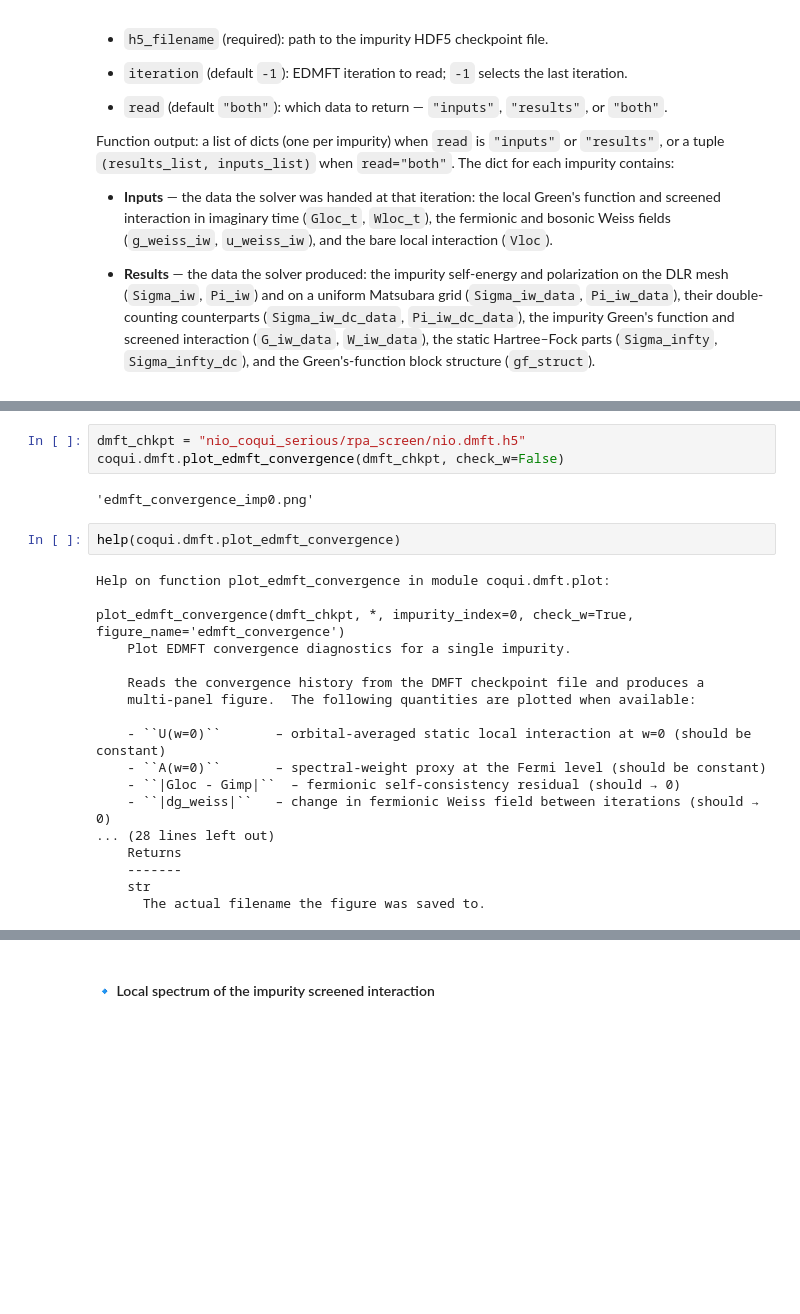
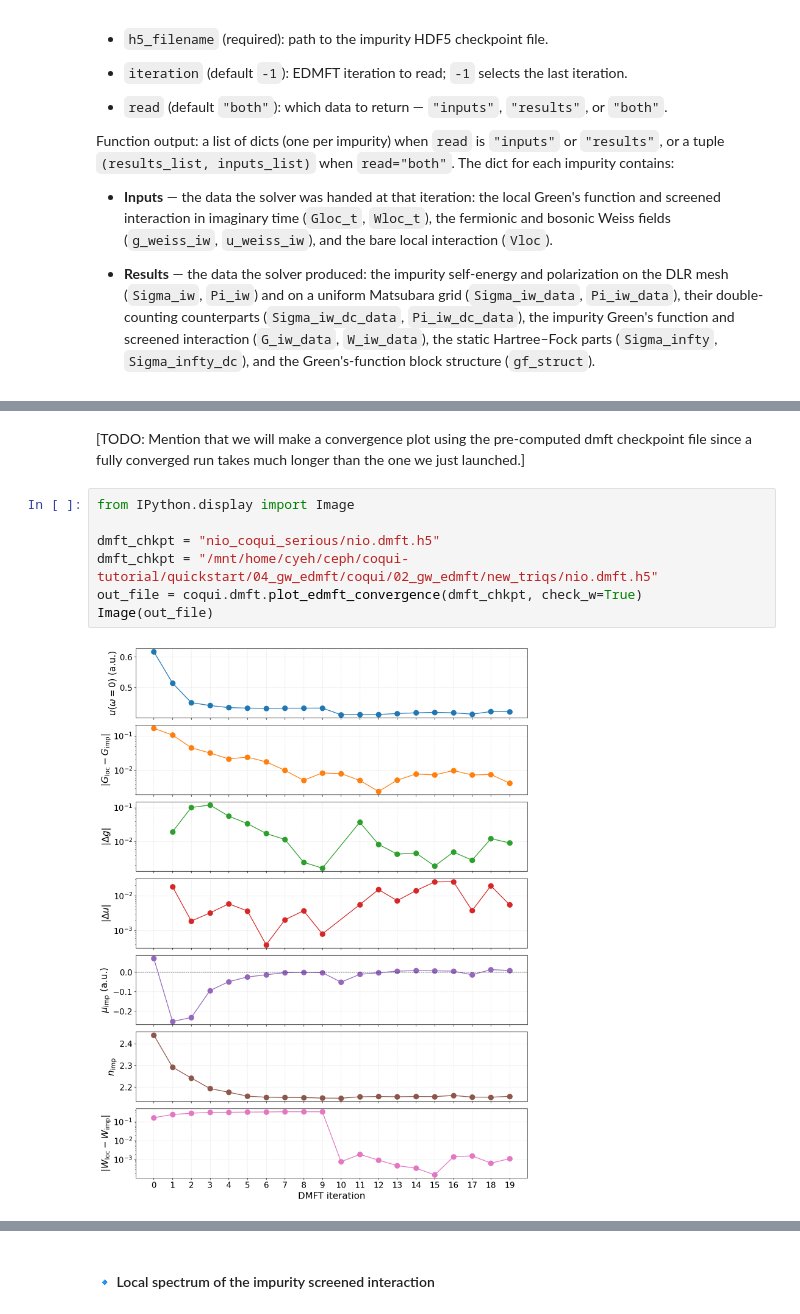
Before and after one commit to AbInitioQHub/coqui-tutorial, a Jupyter notebook: quickstart/04_gw_edmft/04_gw_edmft.ipynb, the cells around one changed output, grey strips where cells are left out. Cells and saved outputs as stored; diff of their text form; blank space fills up the shorter version.

```diff
--- a/quickstart/04_gw_edmft/04_gw_edmft.ipynb
+++ b/quickstart/04_gw_edmft/04_gw_edmft.ipynb
@@ -405,28 +456,14 @@ Function inputs:
 - `figure_name` (default `"edmft_convergence"`): output filename prefix; the function appends `_imp{impurity_index}.png`.
 
 Function output: the path of the written PNG file.
+# %% [markdown]
+[TODO: Mention that we will make a convergence plot using the pre-computed dmft checkpoint file since a fully converged run takes much longer than the one we just launched.]
 # %%
-dmft_chkpt = "nio_coqui_serious/rpa_screen/nio.dmft.h5"
-coqui.dmft.plot_edmft_convergence(dmft_chkpt, check_w=False)
+from IPython.display import Image
+
+dmft_chkpt = "nio_coqui_serious/nio.dmft.h5"
+dmft_chkpt = "/mnt/home/cyeh/ceph/coqui-tutorial/quickstart/04_gw_edmft/coqui/02_gw_edmft/new_triqs/nio.dmft.h5"
+out_file = coqui.dmft.plot_edmft_convergence(dmft_chkpt, check_w=True)
+Image(out_file)
 # %% [output]
-'edmft_convergence_imp0.png'
+[figure, added]
-# %%
-help(coqui.dmft.plot_edmft_convergence)
-# %% [output]
-Help on function plot_edmft_convergence in module coqui.dmft.plot:
-
-plot_edmft_convergence(dmft_chkpt, *, impurity_index=0, check_w=True, figure_name='edmft_convergence')
-    Plot EDMFT convergence diagnostics for a single impurity.
-
-    Reads the convergence history from the DMFT checkpoint file and produces a
-    multi-panel figure.  The following quantities are plotted when available:
-
-    - ``U(w=0)``       – orbital-averaged static local interaction at w=0 (should be constant)
-    - ``A(w=0)``       – spectral-weight proxy at the Fermi level (should be constant)
-    - ``|Gloc - Gimp|``  – fermionic self-consistency residual (should → 0)
-    - ``|dg_weiss|``   – change in fermionic Weiss field between iterations (should → 0)
-... (28 lines left out)
-    Returns
-    -------
-    str
-      The actual filename the figure was saved to.
```
Also changed, not shown: parts of 37 cells of this notebook, 1 other file.
